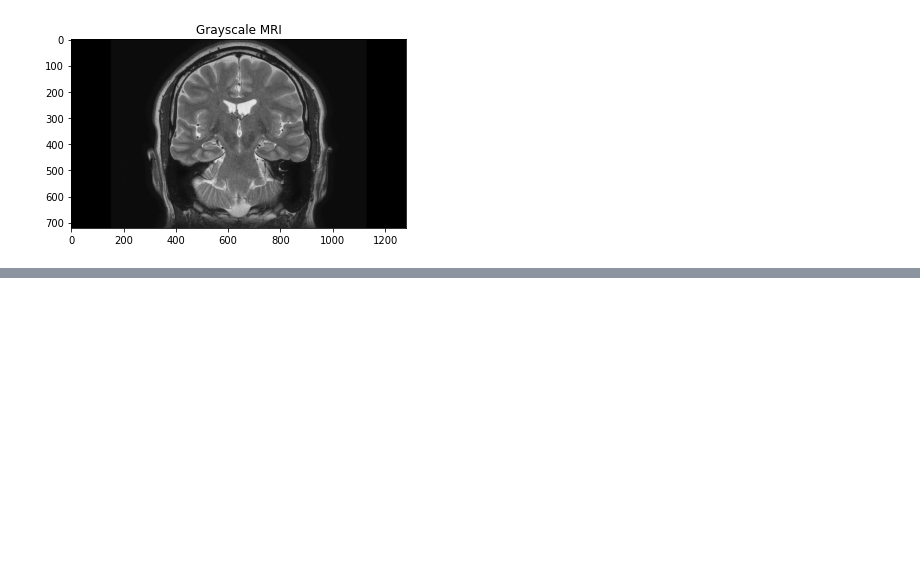
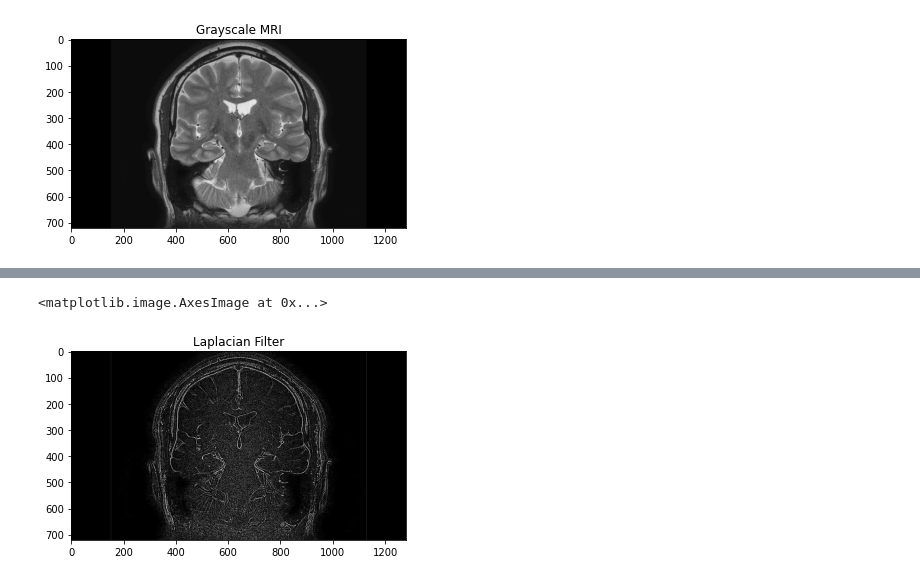
Before and after one commit to alexrayu/vfu, a Jupyter notebook: computer_vision/exam2_filters.ipynb, the cells around one changed output, grey strips where cells are left out. Drawn from its saved outputs; the diff is of its cells as text; code cells hidden in the pictures; blank space fills up the shorter version.

```diff
--- a/computer_vision/exam2_filters.ipynb
+++ b/computer_vision/exam2_filters.ipynb
@@ -18,0 +42,9 @@ Dim: 1280x720
+# %%
+kernel = np.array([[0,0,-1,0,0],[0,-1,-2,-1,0],[-1,-2,16,-2,-1],[0,-1,-2,-1,0],[0,0,-1,0,0]])
+laplacian_img = cv2.filter2D(img, 0, kernel)
+plt.figure()
+plt.title('Laplacian Filter')
+plt.imshow(laplacian_img, cmap="gray")
+# %% [output]
+<matplotlib.image.AxesImage at 0x...>
+[figure, added]
```
Also changed, not shown: parts of 10 cells of this notebook.
